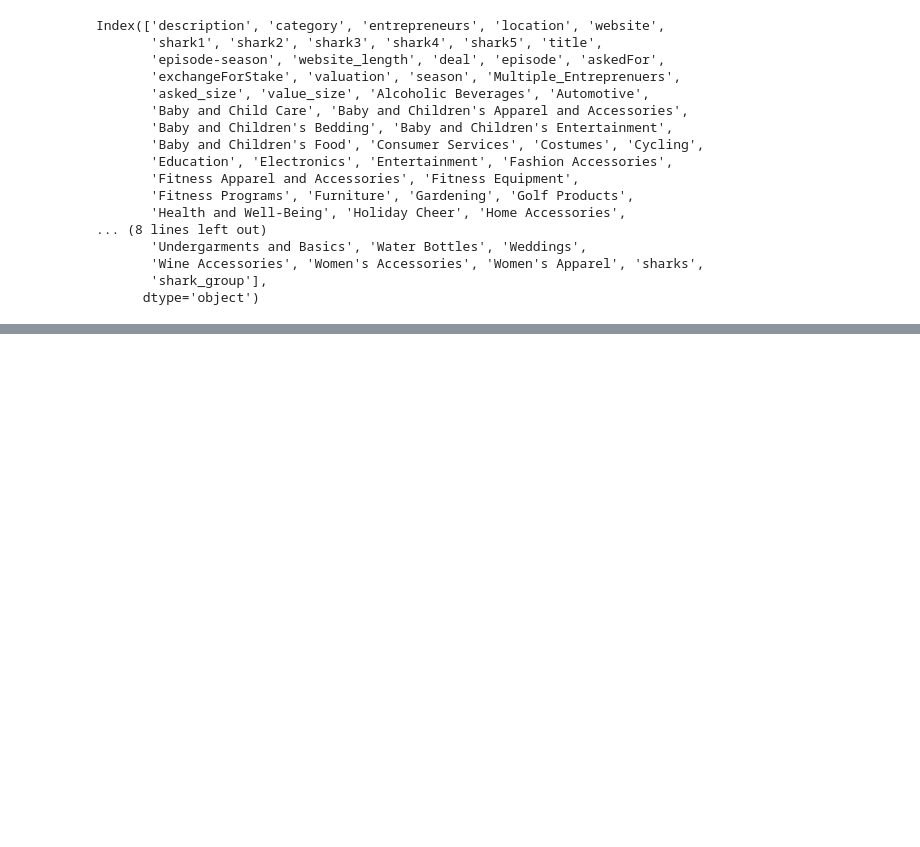
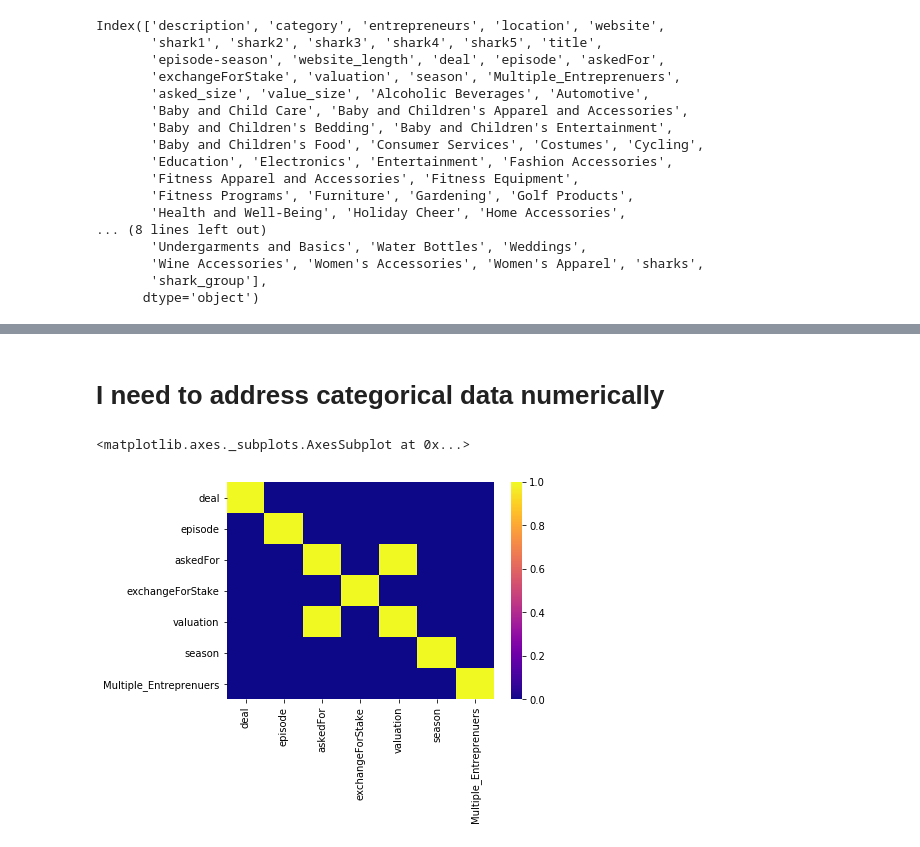
Before and after one commit to ArielJosephCohen/shark_tank, a Jupyter notebook: first_model.ipynb, the cells around one changed output, grey strips where cells are left out. Saved outputs shown, nothing was run; the diff lists cells and outputs as text; code cells hidden in the pictures; blank space fills up the shorter version.

```diff
--- a/first_model.ipynb
+++ b/first_model.ipynb
@@ -552,0 +552,7 @@ df_filter_basic.to_csv('cleaned_shark.csv')
+# %% [markdown]
+# I need to address categorical data numerically
+# %%
+sns.heatmap(abs(df_filter_basic.corr()>=0.7),cmap='plasma')
+# %% [output]
+<matplotlib.axes._subplots.AxesSubplot at 0x...>
+[figure, added]
```
Also changed, not shown: parts of 8 cells of this notebook.
